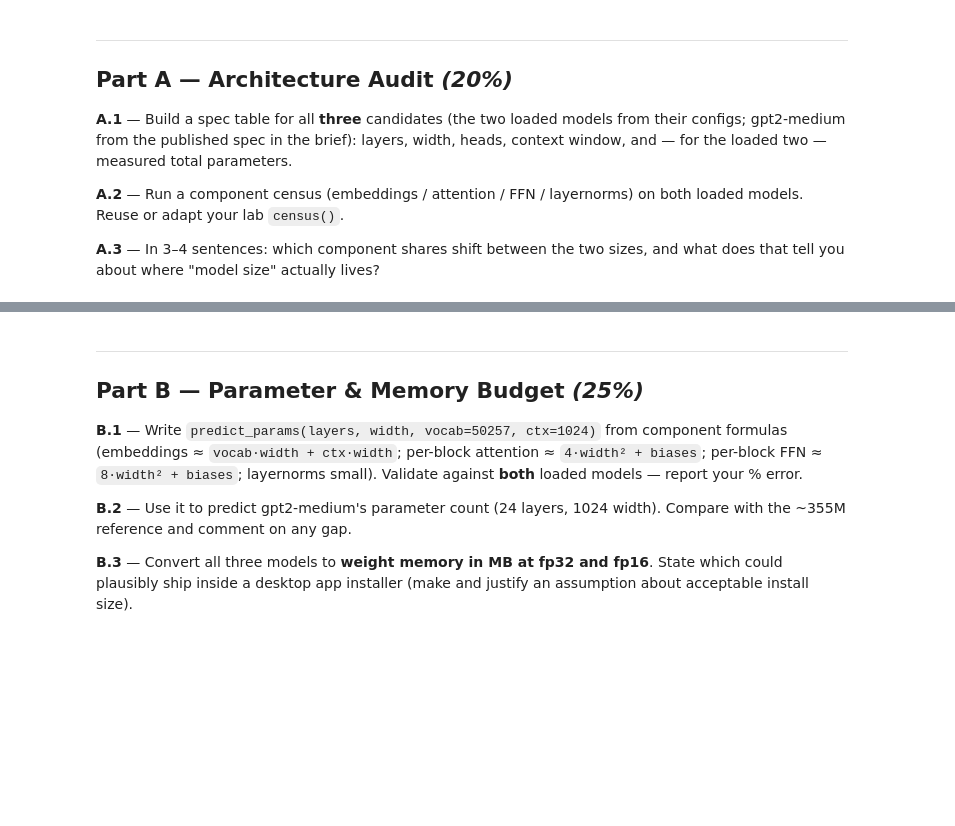
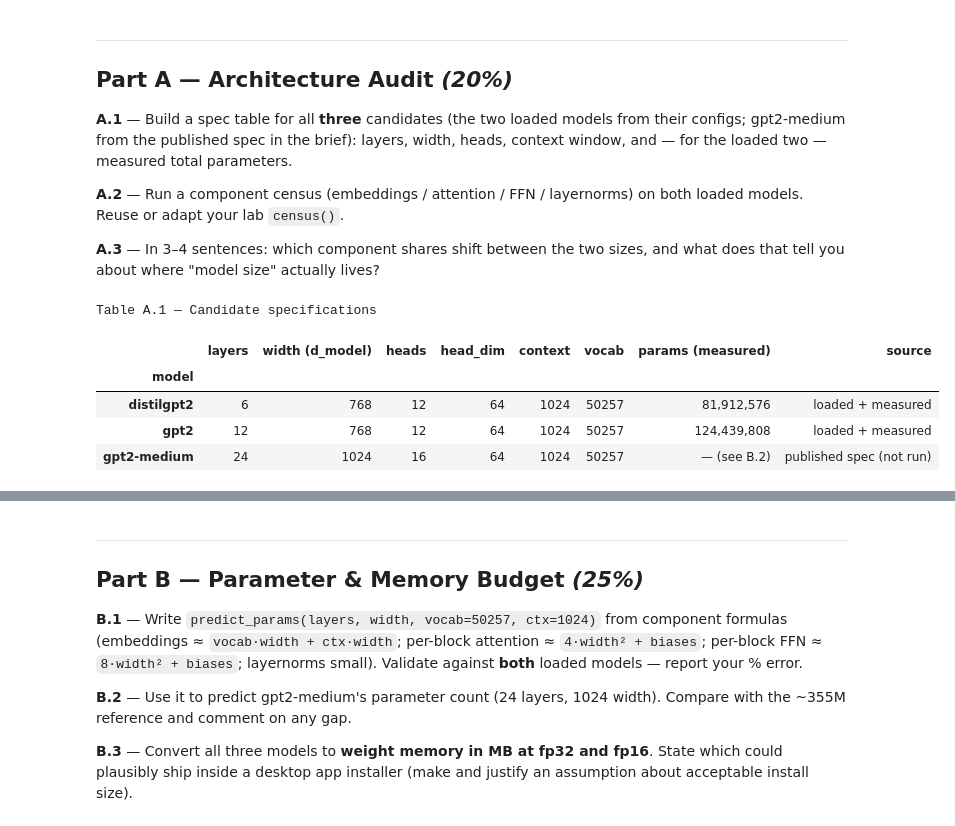
Before and after one commit to ahmedessam792/DEPI, a Jupyter notebook: Assignment 4/Module3_Session1_Assignment.ipynb, the cells around one changed output, grey strips where cells are left out. Drawn from its saved outputs; the diff is of its cells as text; code cells hidden in the pictures; blank space fills up the shorter version.

```diff
--- a/Assignment 4/Module3_Session1_Assignment.ipynb
+++ b/Assignment 4/Module3_Session1_Assignment.ipynb
@@ -72,6 +75,50 @@ print("Loaded:", ", ".join(models))
 **A.3** — In 3–4 sentences: which component shares shift between the two sizes, and what does that tell you about where "model size" actually lives?
 # %%
 # A.1 — spec table
-# your code here
+# Two candidates are loaded and measured directly from their configs/weights.
+# gpt2-medium is entered from the published spec in the brief and NEVER downloaded.
+
+def spec_from_loaded(name, model):
+    cfg = model.config
+    return {
+        "model": name,
+        "layers": cfg.n_layer,
+        "width (d_model)": cfg.n_embd,
+        "heads": cfg.n_head,
+        "head_dim": cfg.n_embd // cfg.n_head,
+        "context": cfg.n_positions,
+        "vocab": cfg.vocab_size,
+        "params (measured)": sum(p.numel() for p in model.parameters()),
+        "source": "loaded + measured",
+    }
+
+specs = [spec_from_loaded(n, m) for n, m in models.items()]
+
+# gpt2-medium: paper-only candidate (24 layers, 1024 width, 16 heads, ~355M reference)
+specs.append({
+    "model": "gpt2-medium",
+    "layers": 24,
+    "width (d_model)": 1024,
+    "heads": 16,
+    "head_dim": 1024 // 16,
+    "context": 1024,
+    "vocab": 50257,
+    "params (measured)": None,          # not downloaded — predicted in Part B
+    "source": "published spec (not run)",
+})
+
+spec_df = pd.DataFrame(specs).set_index("model")
+spec_df["params (measured)"] = spec_df["params (measured)"].map(
+    lambda v: f"{int(v):,}" if pd.notna(v) else "— (see B.2)"
+)
+print("Table A.1 — Candidate specifications")
+spec_df
+# %% [output]
+Table A.1 — Candidate specifications
+|  | layers | width (d_model) | heads | head_dim | context | vocab | params (measured) | source |
+| model |  |  |  |  |  |  |  |  |
+| distilgpt2 | 6 | 768 | 12 | 64 | 1024 | 50257 | 81,912,576 | loaded + measured |
+| gpt2 | 12 | 768 | 12 | 64 | 1024 | 50257 | 124,439,808 | loaded + measured |
+| gpt2-medium | 24 | 1024 | 16 | 64 | 1024 | 50257 | — (see B.2) | published spec (not run) |
 # %%
 # A.2 — component census on both loaded models
```
Also changed, not shown: parts of 11 cells of this notebook.
